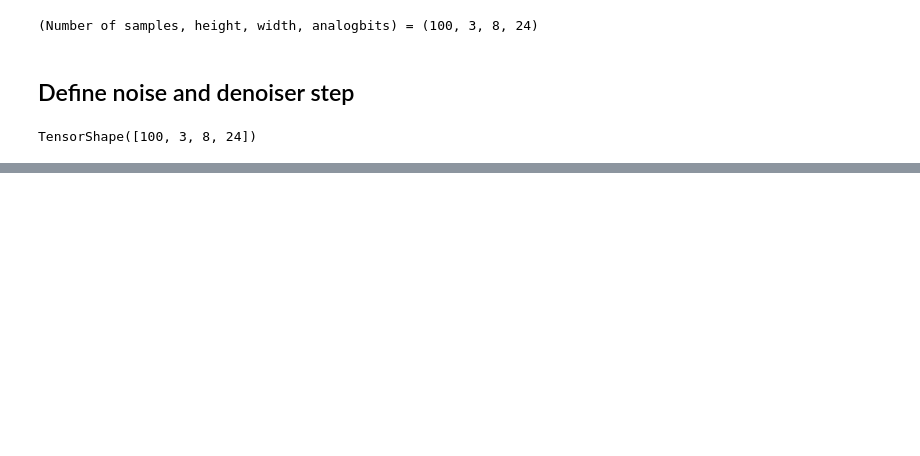
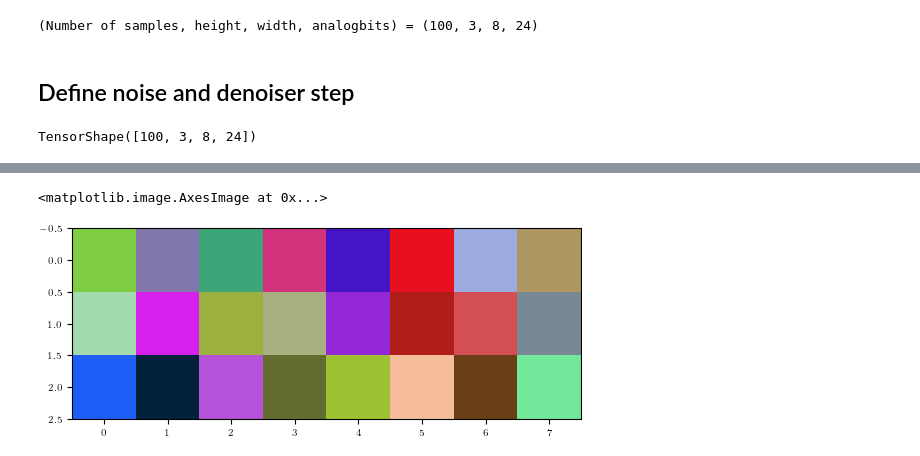
Before and after one commit to pierrelouis1998/analogbits, a Jupyter notebook: walkthrough.ipynb, the cells around one changed output, grey strips where cells are left out. Cells and saved outputs as stored; diff of their text form; code cells hidden in the pictures; blank space fills up the shorter version.

```diff
--- a/walkthrough.ipynb
+++ b/walkthrough.ipynb
@@ -176,0 +174,30 @@ show_flag(1.0 - feature_int[0])
+# %%
+from argparse import Namespace
+from dotwiz import DotWiz
+
+config = {
+    'dataset': {
+        'image_size' : (3,8),
+        'num_classes' : 1,
+    },
+    'model' : {
+        'train_schedule' : 'cosine',
+        'x0_clip' : 'auto',
+        'b_scale' : 1.0,
+        'm_kwargs' : {
+            'model_name' : 'unet',
+            'input_shape' : (3,8,24)
+        },
+        'b_type' : 'uint8',
+        'self_cond' : 'x',
+        'pred_type' : 'eps',
+        'conditional' : 'none',
+        'normalize_noisy_input' : False,
+        'infer_schedule' : 'cosine',
+        'td' : 0,
+        'guidance' : 0,
+    }
+}
+config = DotWiz(config)
+# %%
+model_new = Model(config)
@@ -176,0 +206,10 @@ show_flag(1.0 - feature_int[0])
+# %%
+samples = model_new.sample(
+    num_samples=1,
+    iterations=10
+)
+# %%
+plt.imshow(samples[0])
+# %% [output]
+<matplotlib.image.AxesImage at 0x...>
+[figure, added]
```
Also changed, not shown: parts of 22 cells of this notebook, 2 other files.
